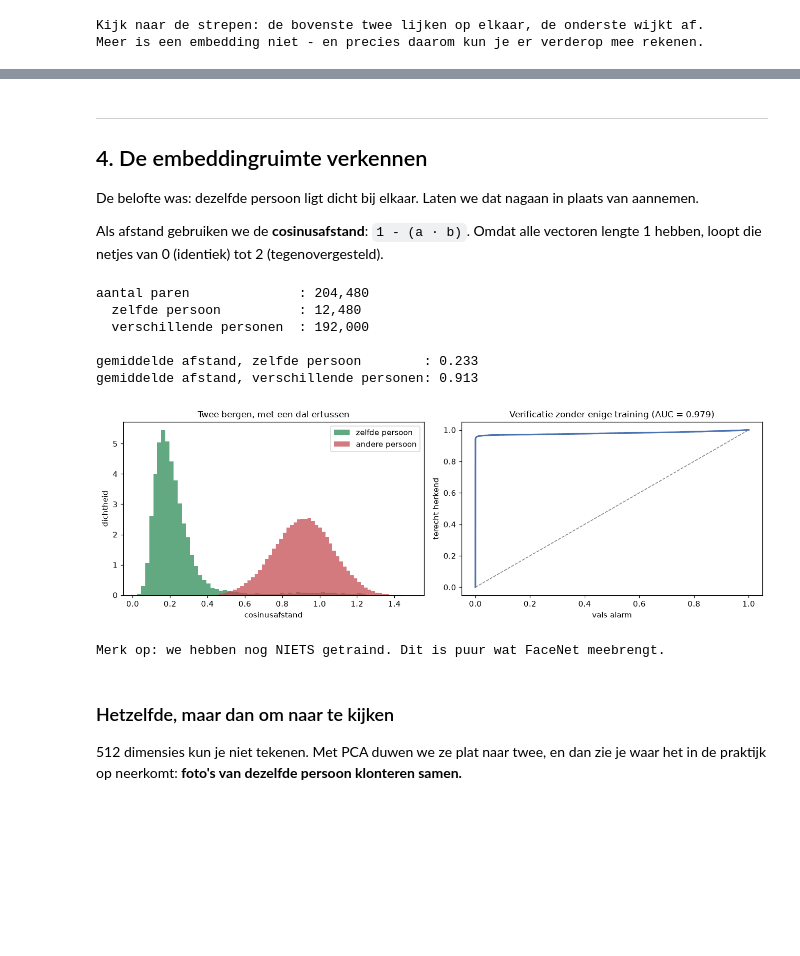
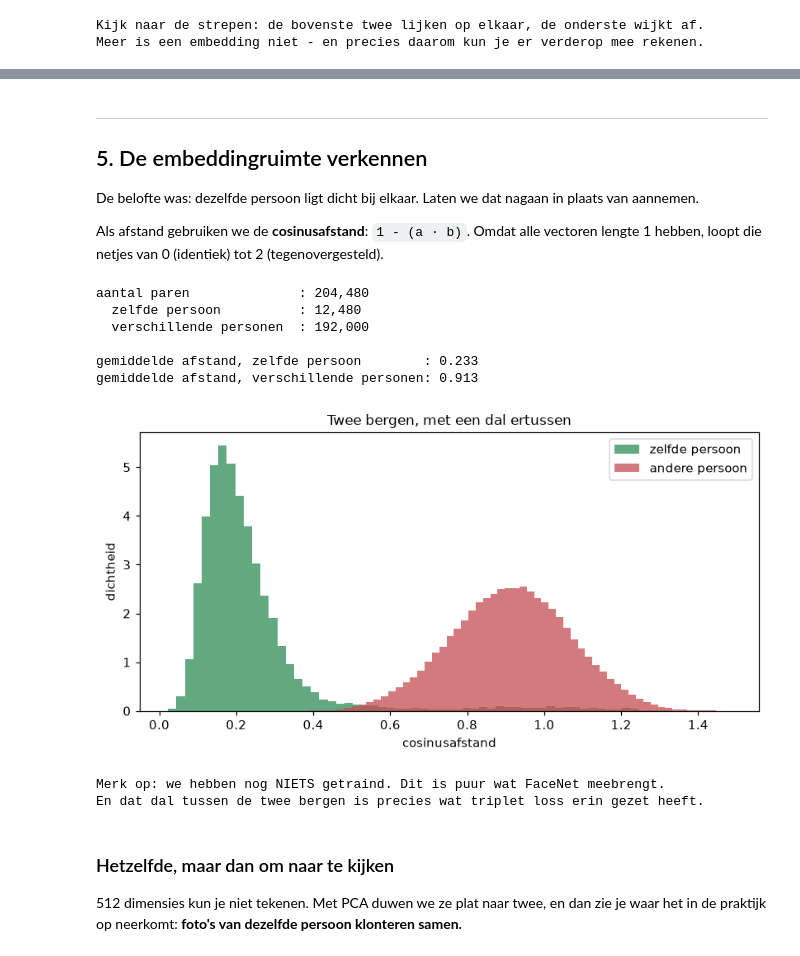
Before and after one commit to kristofsl/pxl-demo, a Jupyter notebook: 04-gezichtsherkenning/gezichtsherkenning.ipynb, the cells around one changed output, grey strips where cells are left out. Cells and saved outputs as stored; diff of their text form; code cells hidden in the pictures; blank space fills up the shorter version.

```diff
--- a/04-gezichtsherkenning/gezichtsherkenning.ipynb
+++ b/04-gezichtsherkenning/gezichtsherkenning.ipynb
@@ -378,7 +589,7 @@ Meer is een embedding niet - en precies daarom kun je er verderop mee rekenen.
 # %% [markdown]
 ---
 
-## 4. De embeddingruimte verkennen
+## 5. De embeddingruimte verkennen
 
 De belofte was: dezelfde persoon ligt dicht bij elkaar. Laten we dat nagaan in plaats van
 aannemen.
@@ -407,30 +618,24 @@ aantal paren              : 204,480
 gemiddelde afstand, zelfde persoon        : 0.233
 gemiddelde afstand, verschillende personen: 0.913
 # %%
-fig, (a, b) = plt.subplots(1, 2, figsize=(12, 4))
+fig, ax = plt.subplots(figsize=(7.5, 4))
 
-a.hist(paar_afstand[zelfde_persoon], bins=60, alpha=0.75, density=True,
-       color="#2E8B57", label="zelfde persoon")
-a.hist(paar_afstand[~zelfde_persoon], bins=60, alpha=0.75, density=True,
-       color="#C44E52", label="andere persoon")
-a.set_xlabel("cosinusafstand"); a.set_ylabel("dichtheid")
-a.set_title("Twee bergen, met een dal ertussen", fontsize=11)
-a.legend()
-
-# Waar zou je de grens leggen? Elke drempel is een afweging.
-fpr, tpr, drempels = roc_curve(zelfde_persoon, -paar_afstand)
-auc = roc_auc_score(zelfde_persoon, -paar_afstand)
-b.plot(fpr, tpr, lw=2, color="#4C72B0"); b.plot([0, 1], [0, 1], "--", color="grey", lw=1)
-b.set_xlabel("vals alarm"); b.set_ylabel("terecht herkend")
-b.set_title(f"Verificatie zonder enige training (AUC = {auc:.3f})", fontsize=11)
-
+ax.hist(paar_afstand[zelfde_persoon], bins=60, alpha=0.75, density=True,
+        color="#2E8B57", label="zelfde persoon")
+ax.hist(paar_afstand[~zelfde_persoon], bins=60, alpha=0.75, density=True,
+        color="#C44E52", label="andere persoon")
+ax.set_xlabel("cosinusafstand"); ax.set_ylabel("dichtheid")
+ax.set_title("Twee bergen, met een dal ertussen", fontsize=11)
+ax.legend()
 plt.tight_layout()
 plt.show()
 
 print("Merk op: we hebben nog NIETS getraind. Dit is puur wat FaceNet meebrengt.")
+print("En dat dal tussen de twee bergen is precies wat triplet loss erin gezet heeft.")
 # %% [output]
-[figure, old version]
+[figure, new version]
 Merk op: we hebben nog NIETS getraind. Dit is puur wat FaceNet meebrengt.
+En dat dal tussen de twee bergen is precies wat triplet loss erin gezet heeft.
 # %% [markdown]
 ### Hetzelfde, maar dan om naar te kijken
 
```
Also changed, not shown: parts of 52 cells of this notebook, 3 other files.
